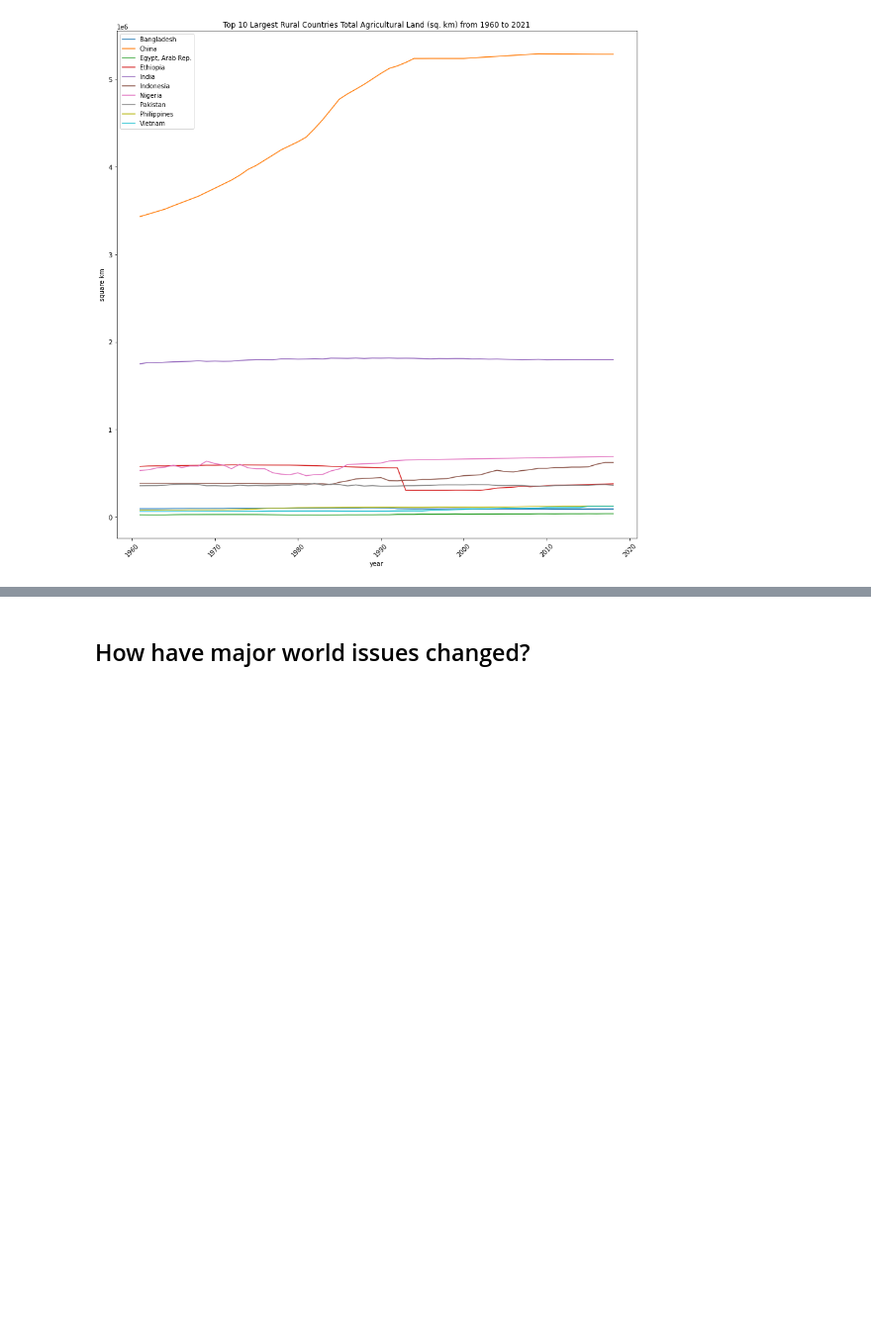
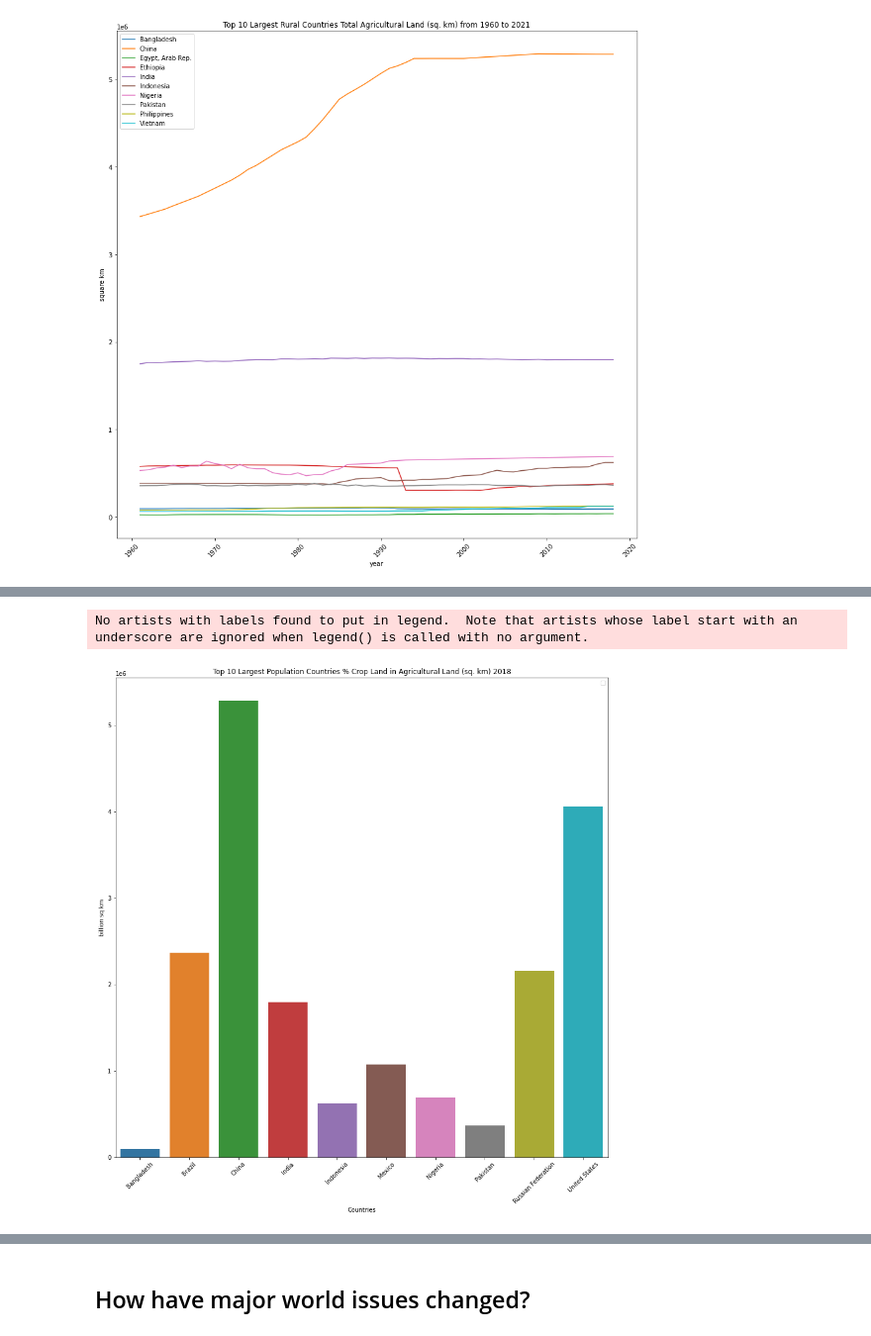
Before and after one commit to chabazite/Agriculture_Analysis_App, a Jupyter notebook: notebooks/3.0_ASI_Exploratory_Data_Analysis.ipynb, the cells around one changed output, grey strips where cells are left out. Shown at 99% size. Saved outputs shown, nothing was run; the diff lists cells and outputs as text; code cells hidden in the pictures; blank space fills up the shorter version.

```diff
--- a/notebooks/3.0_ASI_Exploratory_Data_Analysis.ipynb
+++ b/notebooks/3.0_ASI_Exploratory_Data_Analysis.ipynb
@@ -143,0 +233,3 @@ plt.show()
+# %%
+top_10_pop_2018 =  largest_10_pop_df[largest_10_pop_df['date']=='2018-01-01']
+temp_df = pd.concat([world_2018,top_10_pop_2018])
@@ -143,0 +248,14 @@ plt.show()
+# %%
+fig, axs = plt.subplots(figsize=(15, 15))
+
+sns.barplot(ax = axs, data=top_10_pop_2018, x='country', y='total_ag_land')
+# label the plot
+plt.title('Top 10 Largest Population Countries % Crop Land in Agricultural Land (sq. km) 2018')
+plt.legend()
+plt.xlabel('Countries')
+plt.xticks(rotation=45)
+plt.ylabel('billion sq km')
+plt.show()
+# %% [output]
+No artists with labels found to put in legend.  Note that artists whose label start with an underscore are ignored when legend() is called with no argument.
+[figure, added]
```
Also changed, not shown: parts of 16 cells of this notebook.
